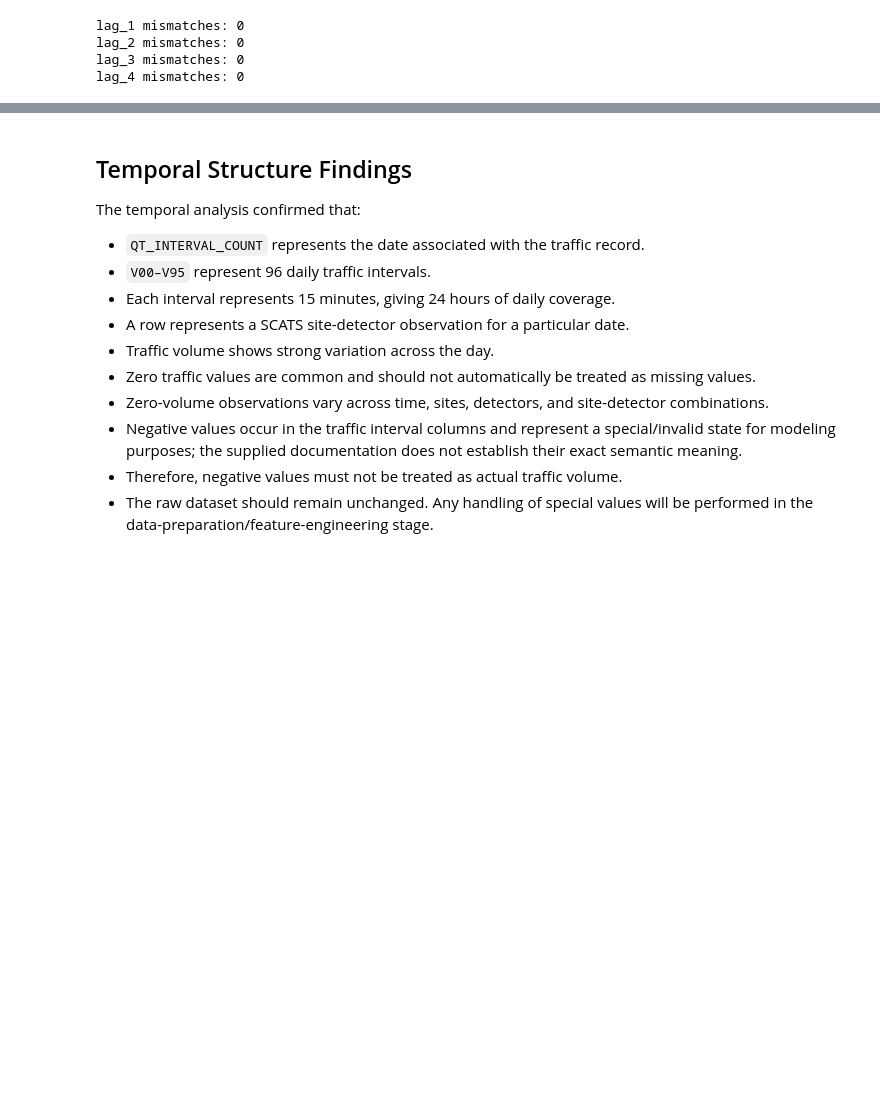
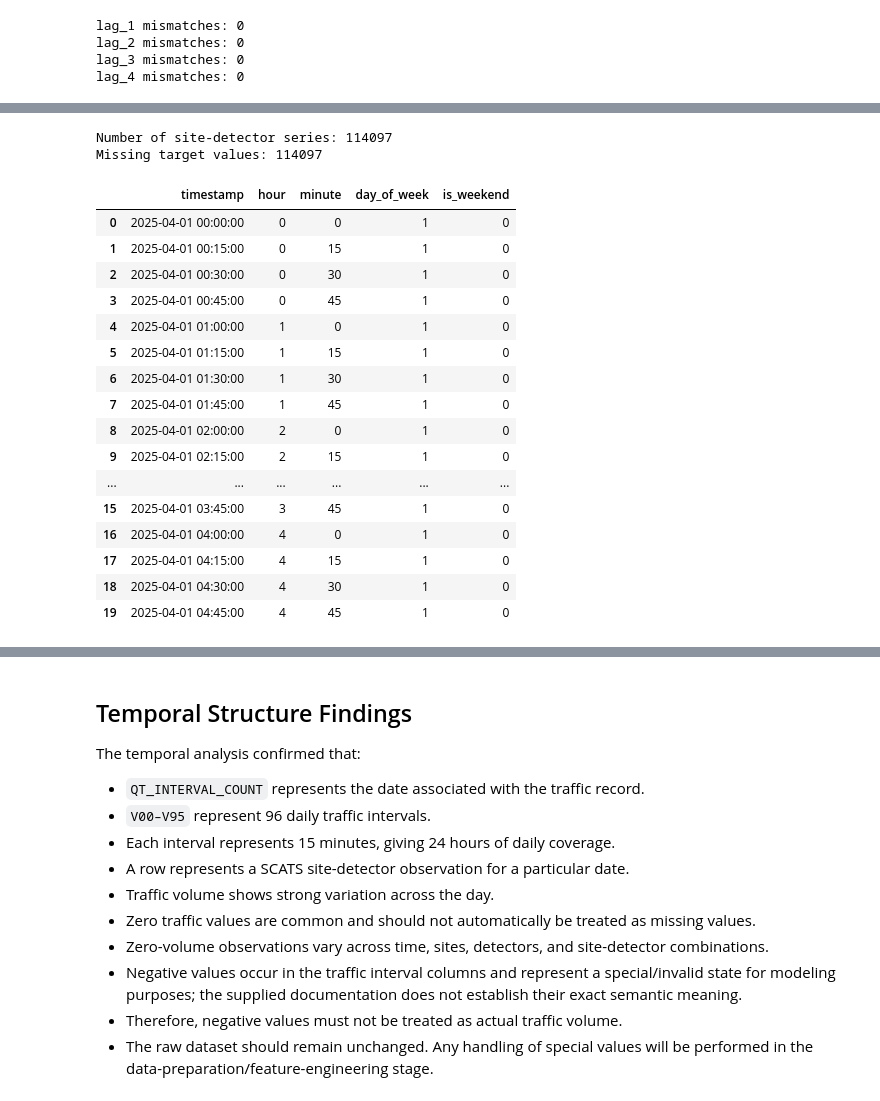
Before and after one commit to captainlevi1911/Smart_Traffic_Management, a Jupyter notebook: notebooks/03_temporal_structure.ipynb, the cells around one changed output, grey strips where cells are left out. Saved outputs shown, nothing was run; the diff lists cells and outputs as text; code cells hidden in the pictures; blank space fills up the shorter version.

```diff
--- a/notebooks/03_temporal_structure.ipynb
+++ b/notebooks/03_temporal_structure.ipynb
@@ -2727,0 +2843,73 @@ lag_4 mismatches: 0
+# %%
+# Check missing target values
+
+target_missing = (
+    model_data["target"]
+    .isna()
+    .sum()
+)
+
+number_of_series = (
+    model_data[
+        [
+            "NB_SCATS_SITE",
+            "NB_DETECTOR"
+        ]
+    ]
+    .drop_duplicates()
+    .shape[0]
+)
+
+print("Number of site-detector series:", number_of_series)
+print("Missing target values:", target_missing)
+# %% [output]
+Number of site-detector series: 114097
+Missing target values: 114097
+# %%
+# Create basic time-based features
+
+model_data["hour"] = (
+    model_data["timestamp"].dt.hour
+)
+
+model_data["minute"] = (
+    model_data["timestamp"].dt.minute
+)
+
+model_data["day_of_week"] = (
+    model_data["timestamp"].dt.dayofweek
+)
+
+model_data["is_weekend"] = (
+    model_data["day_of_week"] >= 5
+).astype(int)
+
+display(
+    model_data[
+        [
+            "timestamp",
+            "hour",
+            "minute",
+            "day_of_week",
+            "is_weekend"
+        ]
+    ].head(20)
+)
+# %% [output]
+|  | timestamp | hour | minute | day_of_week | is_weekend |
+| 0 | 2025-04-01 00:00:00 | 0 | 0 | 1 | 0 |
+| 1 | 2025-04-01 00:15:00 | 0 | 15 | 1 | 0 |
+| 2 | 2025-04-01 00:30:00 | 0 | 30 | 1 | 0 |
+| 3 | 2025-04-01 00:45:00 | 0 | 45 | 1 | 0 |
+| 4 | 2025-04-01 01:00:00 | 1 | 0 | 1 | 0 |
+| 5 | 2025-04-01 01:15:00 | 1 | 15 | 1 | 0 |
+| 6 | 2025-04-01 01:30:00 | 1 | 30 | 1 | 0 |
+| 7 | 2025-04-01 01:45:00 | 1 | 45 | 1 | 0 |
+| 8 | 2025-04-01 02:00:00 | 2 | 0 | 1 | 0 |
+| 9 | 2025-04-01 02:15:00 | 2 | 15 | 1 | 0 |
+| ... | ... | ... | ... | ... | ... |
+| 15 | 2025-04-01 03:45:00 | 3 | 45 | 1 | 0 |
+| 16 | 2025-04-01 04:00:00 | 4 | 0 | 1 | 0 |
+| 17 | 2025-04-01 04:15:00 | 4 | 15 | 1 | 0 |
+| 18 | 2025-04-01 04:30:00 | 4 | 30 | 1 | 0 |
+| 19 | 2025-04-01 04:45:00 | 4 | 45 | 1 | 0 |
```
Also changed, not shown: parts of 10 cells of this notebook.
